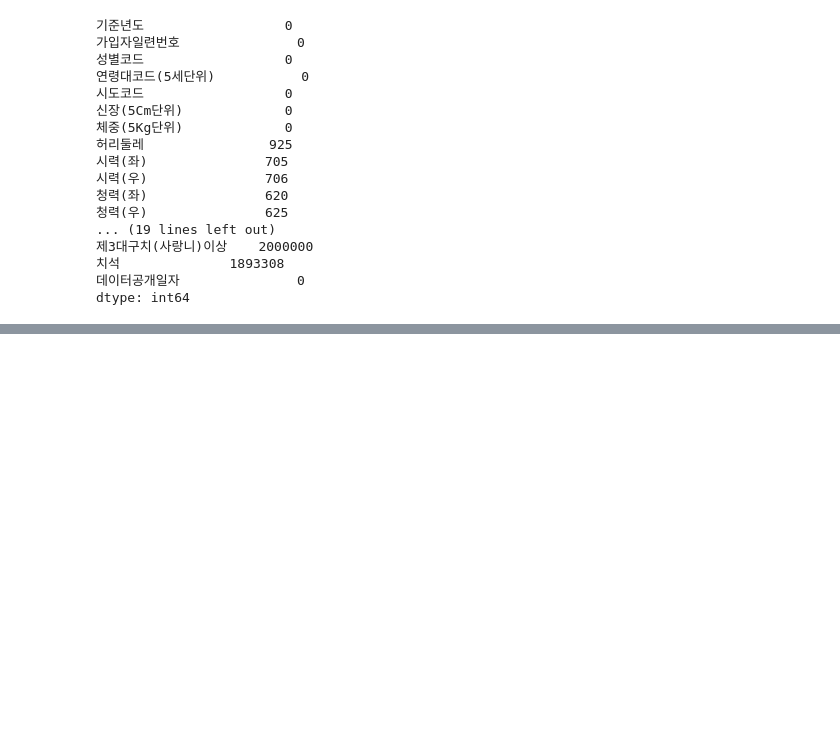
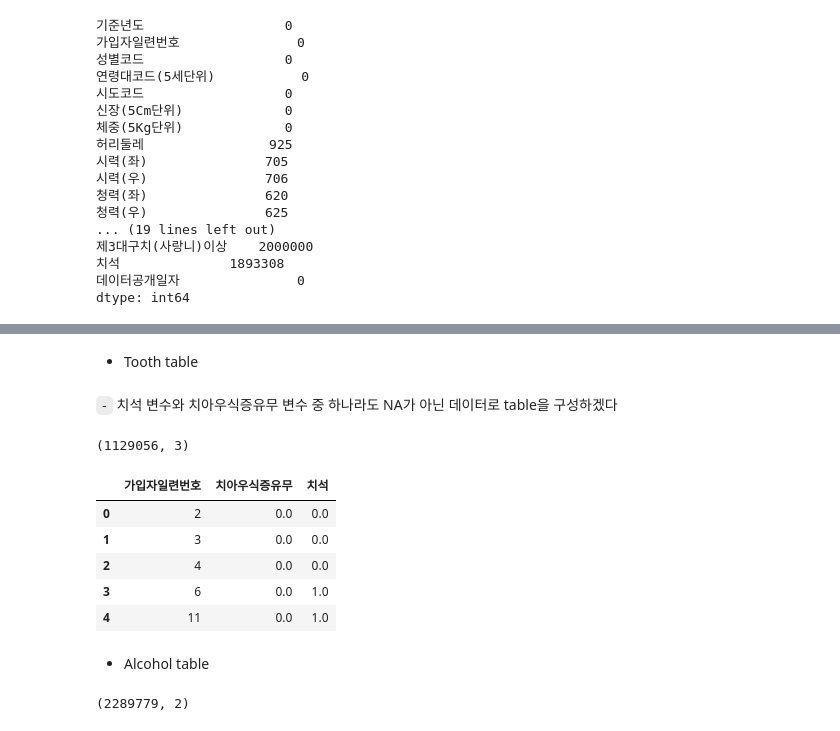
Before and after one commit to Jaesu26/statistical-database-project, a Jupyter notebook: 2022-05-30-StatsDB-Final.ipynb, the cells around one changed output, grey strips where cells are left out. Saved outputs shown, nothing was run; the diff lists cells and outputs as text; code cells hidden in the pictures; blank space fills up the shorter version.

```diff
--- a/2022-05-30-StatsDB-Final.ipynb
+++ b/2022-05-30-StatsDB-Final.ipynb
@@ -174,0 +216,28 @@ df2 = pd.read_csv('./Data/행정구역_시군구별_성별_인구수.csv', encod
+# %% [markdown]
+- Tooth table
+# %% [markdown]
+`-` 치석 변수와 치아우식증유무 변수 중 하나라도 NA가 아닌 데이터로 table을 구성하겠다
+# %%
+def get_tooth_table(df: pd.DataFrame) -> pd.DataFrame:
+    """치아우식증 유무 변수와 치석 변수 둘다 NA가 아닌 행만 추출하고 table 구성"""
+    df_ = df.copy()
+    df_ = df_.loc[(df_['치아우식증유무'].isnull()) & (df_['치석'].isnull()) == False, ['가입자일련번호', '치아우식증유무', '치석']] ## 가입자일련번호는 기본키
+    df_ = df_.reset_index().drop('index', axis=1)
+    return df_
+# %%
+tooth_table = get_tooth_table(df)
+# %%
+tooth_table.shape
+# %% [output]
+(1129056, 3)
+# %%
+tooth_table.head()
+# %% [output]
+|  | 가입자일련번호 | 치아우식증유무 | 치석 |
+| 0 | 2 | 0.0 | 0.0 |
+| 1 | 3 | 0.0 | 0.0 |
+| 2 | 4 | 0.0 | 0.0 |
+| 3 | 6 | 0.0 | 1.0 |
+| 4 | 11 | 0.0 | 1.0 |
+# %% [markdown]
+- Alcohol table
@@ -174,0 +253,4 @@ df2 = pd.read_csv('./Data/행정구역_시군구별_성별_인구수.csv', encod
+# %%
+alcohol_table.shape
+# %% [output]
+(2289779, 2)
```
Also changed, not shown: parts of 40 cells of this notebook.
